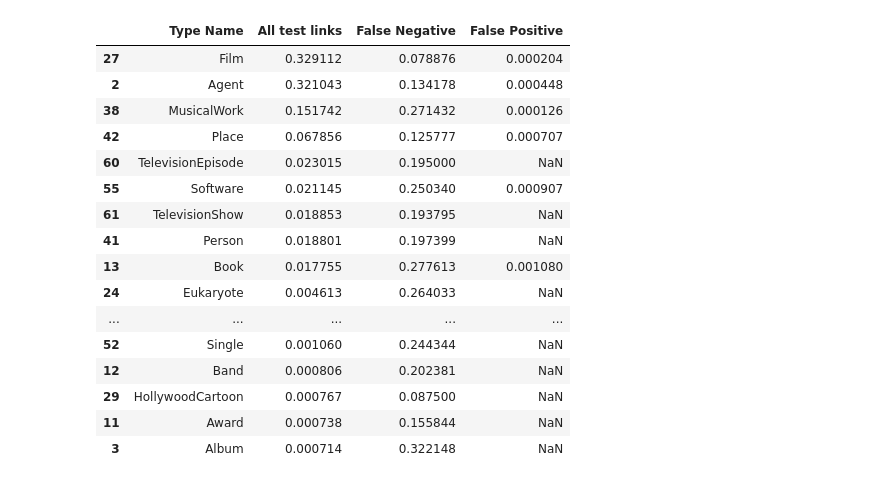
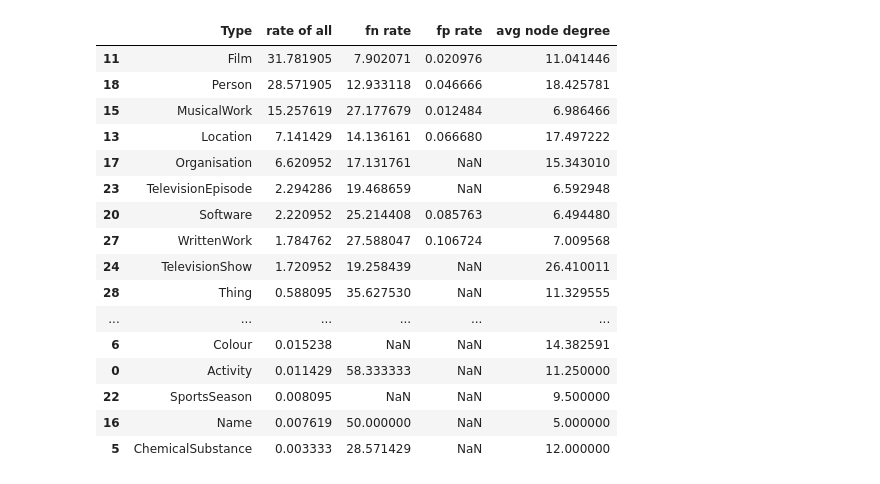
Before and after one commit to jonathanschuchart/eager, a Jupyter notebook: src/analysis/TypeAnalysis.ipynb, the cells around one changed output. Saved outputs shown, nothing was run; the diff lists cells and outputs as text; code cells hidden in the pictures.

Commit message:
Some refactoring of type analysis

```diff
--- a/src/analysis/TypeAnalysis.ipynb
+++ b/src/analysis/TypeAnalysis.ipynb
@@ -13,15 +15,17 @@ from quality.analyze_types import create_typed_predictions
 # %%
-kg1_ent_id_files = sorted([i for i in glob.iglob("../../output/results/BootEA/D_W_15K_V1/721_5fold/*/*/kg1_ent_ids")])
-kg2_ent_id_files = sorted([i for i in glob.iglob("../../output/results/BootEA/D_W_15K_V1/721_5fold/*/*/kg2_ent_ids")])
-pred_files = sorted([i for i in glob.iglob("../../data/output/results/D_W_15K_V1-721_5fold-*/BootEA/datasets/*/D_W_15K_V1-721_5fold-*-boot_ea_random forest 500_SimAndEmb_test_pred.csv")])
-type_files = sorted([i for i in glob.iglob("../../data/OpenEA/typed_links/datasets/D_W_15K_V1/721_5fold/*/typed_test")])
+embedding_approach = "BootEA"
+dataset_name = "D_W_15K_V1"
+kg1_ent_id_files = sorted([i for i in glob.iglob(f"../../output/results/{embedding_approach}/{dataset_name}/721_5fold/*/*/kg1_ent_ids")])
+kg2_ent_id_files = sorted([i for i in glob.iglob(f"../../output/results/{embedding_approach}/{dataset_name}/721_5fold/*/*/kg2_ent_ids")])
+pred_files = sorted([i for i in glob.iglob(f"../../data/output/results/{dataset_name}-721_5fold-*/{embedding_approach}/datasets/*/{dataset_name}-721_5fold-*_random forest 500_SimAndEmb_test_pred.csv")])
+type_files = sorted([i for i in glob.iglob(f"../../data/OpenEA/typed_links/datasets/{dataset_name}/721_5fold/*/typed_test")])
 # %%
 df = create_typed_predictions(
     kg1_ent_id_files,
     kg2_ent_id_files,
     pred_files,
     type_files,
-    "../../data/OpenEA/typed_links/datasets/D_W_15K_V1/",
+    f"../../data/OpenEA/typed_links/superclasses.json",
     1,
     False
 )
@@ -34,34 +37,45 @@ fp_type_counts["types"] = fp_type_counts["left_types"] + fp_type_counts["right_t
 fp_type_counts.drop(labels=["left_types","right_types"],axis=1,inplace=True)
+# %%
+entity_degrees = pd.Series(get_entity_node_degrees("../../data/OpenEA/D_W_15K_V1")).to_frame(name="node degree")
 # %%
+fp_col_name = "fp rate"
+fn_col_name = "fn rate"
+all_col_name = "rate of all"
 fn_type_counts = false_negatives["left_types"].value_counts().to_frame()
 df_left_types = ((df["left_types"].value_counts() + df["right_types"].value_counts())/2).to_frame(name="types")
-combined = df_left_types.join(fn_type_counts)
-combined = combined.join(fp_type_counts, lsuffix="ALL", rsuffix="FP")
+tmp = df_left_types.join(fn_type_counts)
+tmp = tmp.join(fp_type_counts, lsuffix="ALL", rsuffix="FP")
+# get node degrees
+df_with_nd = df.join(entity_degrees, on="left_uri").join(entity_degrees, on="right_uri", lsuffix=" left", rsuffix=" right")
+avg_nd = ((df_with_nd.groupby(["left_types"])["node degree left"].mean() +
+  df_with_nd.groupby(["right_types"])["node degree right"].mean())/2).sort_values(ascending=False).to_frame(name="avg node degree")
+combined = tmp.join(avg_nd)
 combined.reset_index(inplace=True)
-combined = combined.rename(columns={"index":"Type Name","typesALL":"All test links","left_types":"False Negative","typesFP":"False Positive"})
-combined["Type Name"] = [x.split('/')[-1].split('#')[-1] for x in combined["Type Name"].astype(str)]
-combined = combined[combined["All test links"] >= 50]
+combined = combined.rename(columns={"index":"Type","typesALL":all_col_name,"left_types":fn_col_name,"typesFP":fp_col_name})
+combined["Type"] = [x.split('/')[-1].split('#')[-1] for x in combined["Type"].astype(str)]
+#combined = combined_all[combined_all[all_col_name] >= 50].copy()
 #combined = combined.iloc[:50]
-combined["False Positive"] = combined["False Positive"]/combined["All test links"]
-combined["False Negative"] = combined["False Negative"]/combined["All test links"]
-combined["All test links"] = combined["All test links"]/combined["All test links"].sum()
-combined = combined.sort_values(by="All test links",ascending=False)
+#combined = combined_all
+combined[fp_col_name] = (combined[fp_col_name]/combined[all_col_name])*100
+combined[fn_col_name] = (combined[fn_col_name]/combined[all_col_name])*100
+combined[all_col_name] = (combined[all_col_name]/combined[all_col_name].sum())*100
+combined = combined.sort_values(by=all_col_name,ascending=False)
 combined
 # %% [output]
-|  | Type Name | All test links | False Negative | False Positive |
-| 27 | Film | 0.329112 | 0.078876 | 0.000204 |
-| 2 | Agent | 0.321043 | 0.134178 | 0.000448 |
-| 38 | MusicalWork | 0.151742 | 0.271432 | 0.000126 |
-| 42 | Place | 0.067856 | 0.125777 | 0.000707 |
-| 60 | TelevisionEpisode | 0.023015 | 0.195000 | NaN |
-| 55 | Software | 0.021145 | 0.250340 | 0.000907 |
-| 61 | TelevisionShow | 0.018853 | 0.193795 | NaN |
-| 41 | Person | 0.018801 | 0.197399 | NaN |
-| 13 | Book | 0.017755 | 0.277613 | 0.001080 |
-| 24 | Eukaryote | 0.004613 | 0.264033 | NaN |
-| ... | ... | ... | ... | ... |
-| 52 | Single | 0.001060 | 0.244344 | NaN |
-| 12 | Band | 0.000806 | 0.202381 | NaN |
-| 29 | HollywoodCartoon | 0.000767 | 0.087500 | NaN |
-| 11 | Award | 0.000738 | 0.155844 | NaN |
-| 3 | Album | 0.000714 | 0.322148 | NaN |
+|  | Type | rate of all | fn rate | fp rate | avg node degree |
+| 11 | Film | 31.781905 | 7.902071 | 0.020976 | 11.041446 |
+| 18 | Person | 28.571905 | 12.933118 | 0.046666 | 18.425781 |
+| 15 | MusicalWork | 15.257619 | 27.177679 | 0.012484 | 6.986466 |
+| 13 | Location | 7.141429 | 14.136161 | 0.066680 | 17.497222 |
+| 17 | Organisation | 6.620952 | 17.131761 | NaN | 15.343010 |
+| 23 | TelevisionEpisode | 2.294286 | 19.468659 | NaN | 6.592948 |
+| 20 | Software | 2.220952 | 25.214408 | 0.085763 | 6.494480 |
+| 27 | WrittenWork | 1.784762 | 27.588047 | 0.106724 | 7.009568 |
+| 24 | TelevisionShow | 1.720952 | 19.258439 | NaN | 26.410011 |
+| 28 | Thing | 0.588095 | 35.627530 | NaN | 11.329555 |
+| ... | ... | ... | ... | ... | ... |
+| 6 | Colour | 0.015238 | NaN | NaN | 14.382591 |
+| 0 | Activity | 0.011429 | 58.333333 | NaN | 11.250000 |
+| 22 | SportsSeason | 0.008095 | NaN | NaN | 9.500000 |
+| 16 | Name | 0.007619 | 50.000000 | NaN | 5.000000 |
+| 5 | ChemicalSubstance | 0.003333 | 28.571429 | NaN | 12.000000 |
```
Also changed, not shown: parts of 9 cells of this notebook, 3 other files.
